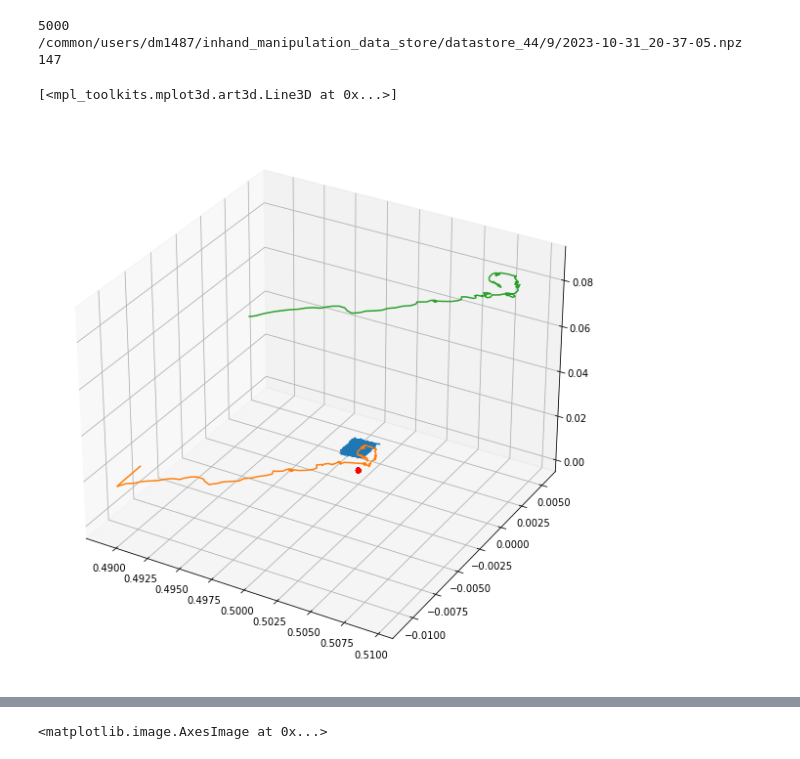
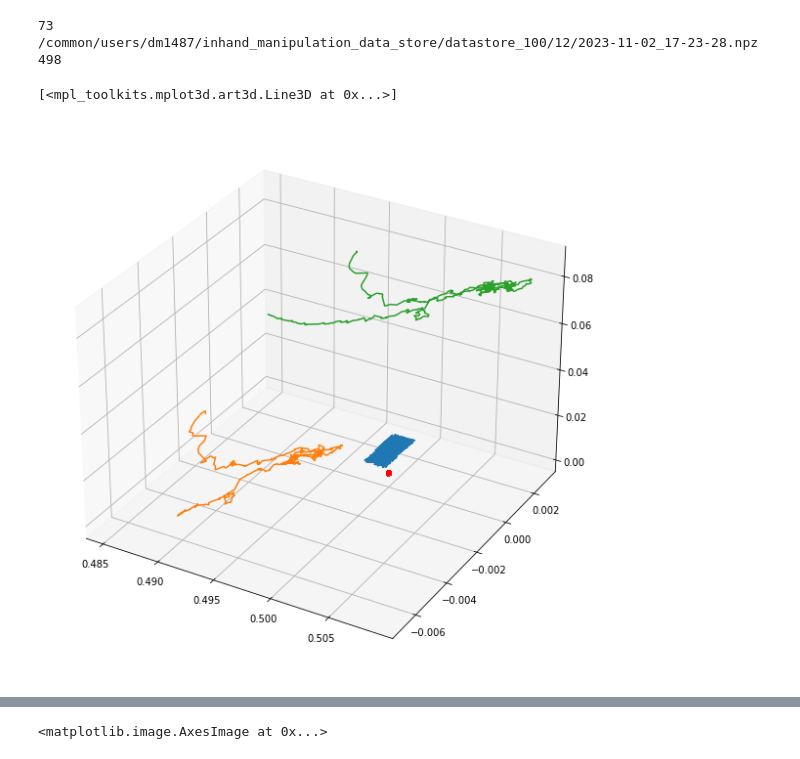
Before and after one commit to osheraz/IsaacGymInsertion, a Jupyter notebook: isaacgyminsertion/test_files/viz.ipynb, the cells around one changed output, grey strips where cells are left out. Drawn from its saved outputs; the diff is of its cells as text; code cells hidden in the pictures.

```diff
--- a/isaacgyminsertion/test_files/viz.ipynb
+++ b/isaacgyminsertion/test_files/viz.ipynb
@@ -6,22 +6,22 @@ from pathlib import Path
 from glob import glob
 import random
 # %%
-all_paths = glob('/common/users/dm1487/inhand_manipulation_data_store/datastore_44/*/*.npz')
+all_paths = glob('/common/users/dm1487/inhand_manipulation_data_store/datastore_100/*/*.npz')
 print(len(all_paths))
 path = random.sample(all_paths, 1)[0]
 data = np.load(path)
 # path = random.sample(all_paths, 1)[0]
 print(path)
 done_idx = data['done'].nonzero()[-1][0]
 print(done_idx)
 ax = plt.figure(figsize=(10, 20)).add_subplot(projection='3d')
 ax.scatter(data['socket_pos'][:done_idx, 0], data['socket_pos'][:done_idx, 1], zs=data['socket_pos'][:done_idx, 2], color='r')
 ax.plot(data['noisy_socket_pos'][:done_idx, 0], data['noisy_socket_pos'][:done_idx, 1], zs=data['noisy_socket_pos'][:done_idx, 2])
 ax.plot(data['plug_pos'][:done_idx, 0], data['plug_pos'][:done_idx, 1], zs=data['plug_pos'][:done_idx, 2])
 ax.plot(data['eef_pos'][:done_idx, 0], data['eef_pos'][:done_idx, 1], zs=data['eef_pos'][:done_idx, 2])
 # %% [output]
-5000
-/common/users/dm1487/inhand_manipulation_data_store/datastore_44/9/2023-10-31_20-37-05.npz
-147
+73
+/common/users/dm1487/inhand_manipulation_data_store/datastore_100/12/2023-11-02_17-23-28.npz
+498
 [<mpl_toolkits.mplot3d.art3d.Line3D at 0x...>]
-[figure, old version]
+[figure, new version]
```
Also changed, not shown: parts of 3 cells of this notebook, 3 other files.
